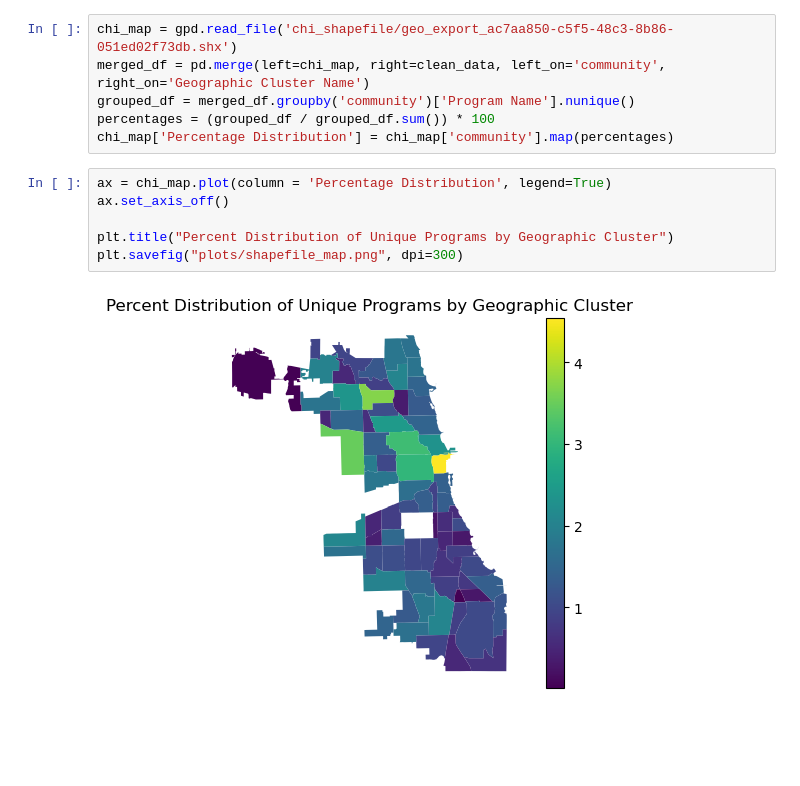
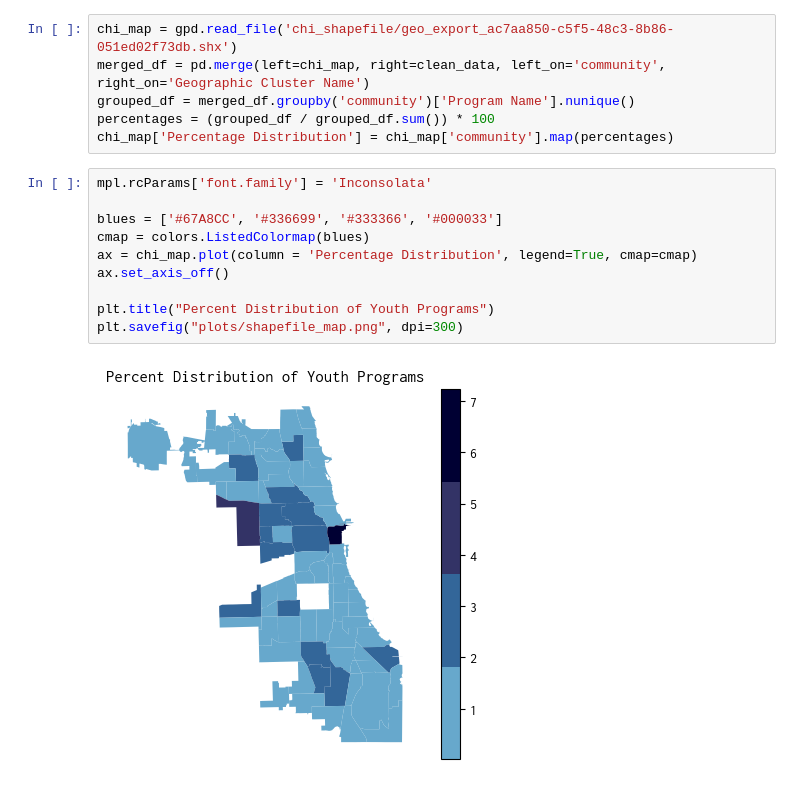
Before and after one commit to ishasharma2/stat390, a Jupyter notebook: eda.ipynb, the cells around one changed output. Cells and saved outputs as stored; diff of their text form; blank space fills up the shorter version.

Commit message:
Made plots more aesthetic

```diff
--- a/eda.ipynb
+++ b/eda.ipynb
@@ -290,10 +291,14 @@ grouped_df = merged_df.groupby('community')['Program Name'].nunique()
 percentages = (grouped_df / grouped_df.sum()) * 100
 chi_map['Percentage Distribution'] = chi_map['community'].map(percentages)
 # %%
-ax = chi_map.plot(column = 'Percentage Distribution', legend=True)
+mpl.rcParams['font.family'] = 'Inconsolata'
+
+blues = ['#67A8CC', '#336699', '#333366', '#000033']
+cmap = colors.ListedColormap(blues)
+ax = chi_map.plot(column = 'Percentage Distribution', legend=True, cmap=cmap)
 ax.set_axis_off()
 
-plt.title("Percent Distribution of Unique Programs by Geographic Cluster")
+plt.title("Percent Distribution of Youth Programs")
 plt.savefig("plots/shapefile_map.png", dpi=300)
 # %% [output]
-[figure, old version]
+[figure, new version]
```
Also changed, not shown: parts of 2 cells of this notebook, 3 other files.
